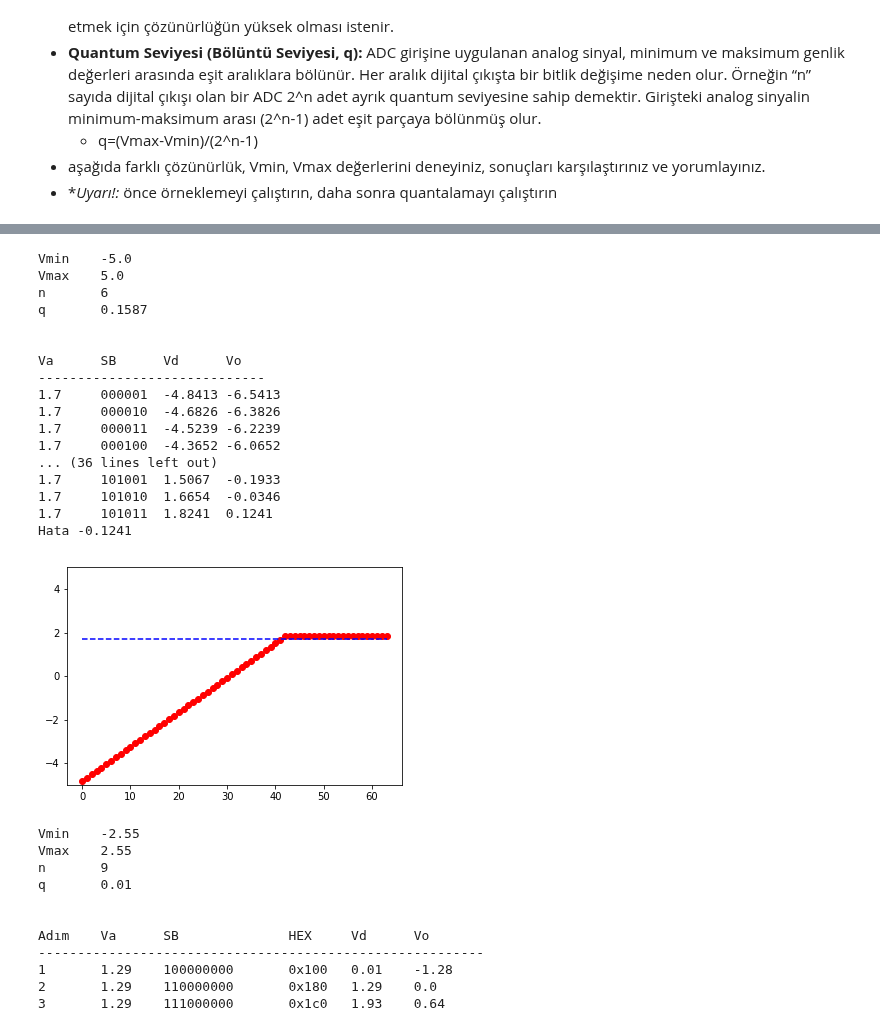
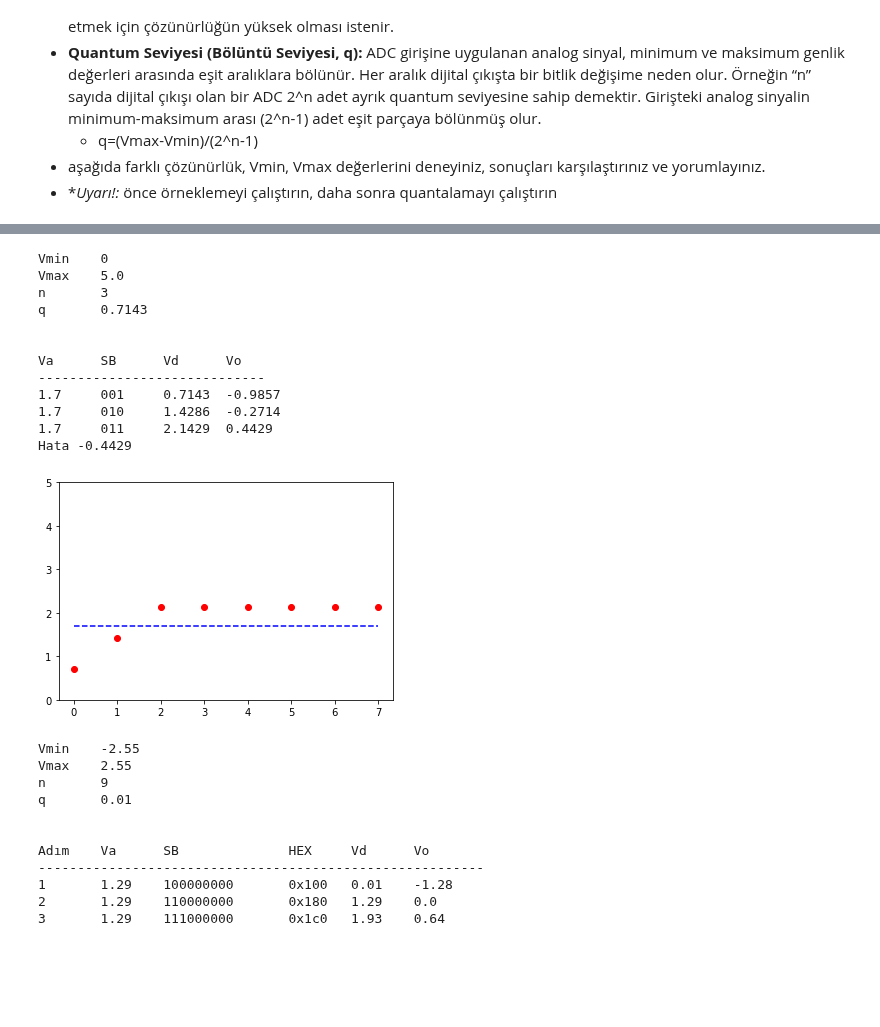
Before and after one commit to zyavuz610/labs_inKTU, a Jupyter notebook: 1_computer_org_lab/adc/analog_digital_converter(ADC).ipynb, the cells around one changed output, grey strips where cells are left out. Drawn from its saved outputs; the diff is of its cells as text; code cells hidden in the pictures; blank space fills up the shorter version.

```diff
--- a/1_computer_org_lab/adc/analog_digital_converter(ADC).ipynb
+++ b/1_computer_org_lab/adc/analog_digital_converter(ADC).ipynb
@@ -110,10 +110,10 @@ def mybin(num,n):
 
 ######################################################
 # PARAMETRELER
-Vmin    = -5.0
+Vmin    = 0
 Vmax    = 5.0
 Va      = 1.7                           # giriş
-n       = 6                             # çözünürlük
+n       = 3                             # çözünürlük
 ######################################################
 
 Vo = -1.        # başlangıçta çıkış (-)
@@ -133,46 +133,41 @@ print("Vmin",Vmin,sep="\t")
 print("Vmax",Vmax,sep="\t")
 print("n",n,sep="\t")
 print("q",q,sep="\t")
 print("\n")
 print("Va","SB","Vd","Vo",sep='\t')
 print("-----------------------------")
 while Vo < 0:
     Vd = round(i*q + Vmin,rn)
     Vo = round(Vd - Va,rn)
     grRampVa[i-1] = Va
     grRampVd[i-1] = Vd
     print(Va,mybin(i,n),Vd,Vo,sep='\t')
     i = i+1
 for i in range(i-1,2**n):
     grRampVa[i] = Va
     grRampVd[i] = Vd
 
 err = round(Va - Vd,rn+2)
 print("Hata",err)
 
 if gr == 1:
     axes = plt.gca()
     axes.set_ylim([Vmin,Vmax])
     plt.plot(grRampVd,'ro',grRampVa,'b--')
 # %% [output]
-Vmin    -5.0
+Vmin    0
 Vmax    5.0
-n       6
-q       0.1587
+n       3
+q       0.7143
 
 
 Va      SB      Vd      Vo
 -----------------------------
-1.7     000001  -4.8413 -6.5413
-1.7     000010  -4.6826 -6.3826
-1.7     000011  -4.5239 -6.2239
-1.7     000100  -4.3652 -6.0652
-... (36 lines left out)
-1.7     101001  1.5067  -0.1933
-1.7     101010  1.6654  -0.0346
-1.7     101011  1.8241  0.1241
-Hata -0.1241
+1.7     001     0.7143  -0.9857
+1.7     010     1.4286  -0.2714
+1.7     011     2.1429  0.4429
+Hata -0.4429
-[figure, old version]
+[figure, new version]
 # %%
 # ardışıl yaklaşım yöntemi
 import numpy as np
```
Also changed, not shown: parts of 1 cell of this notebook.
